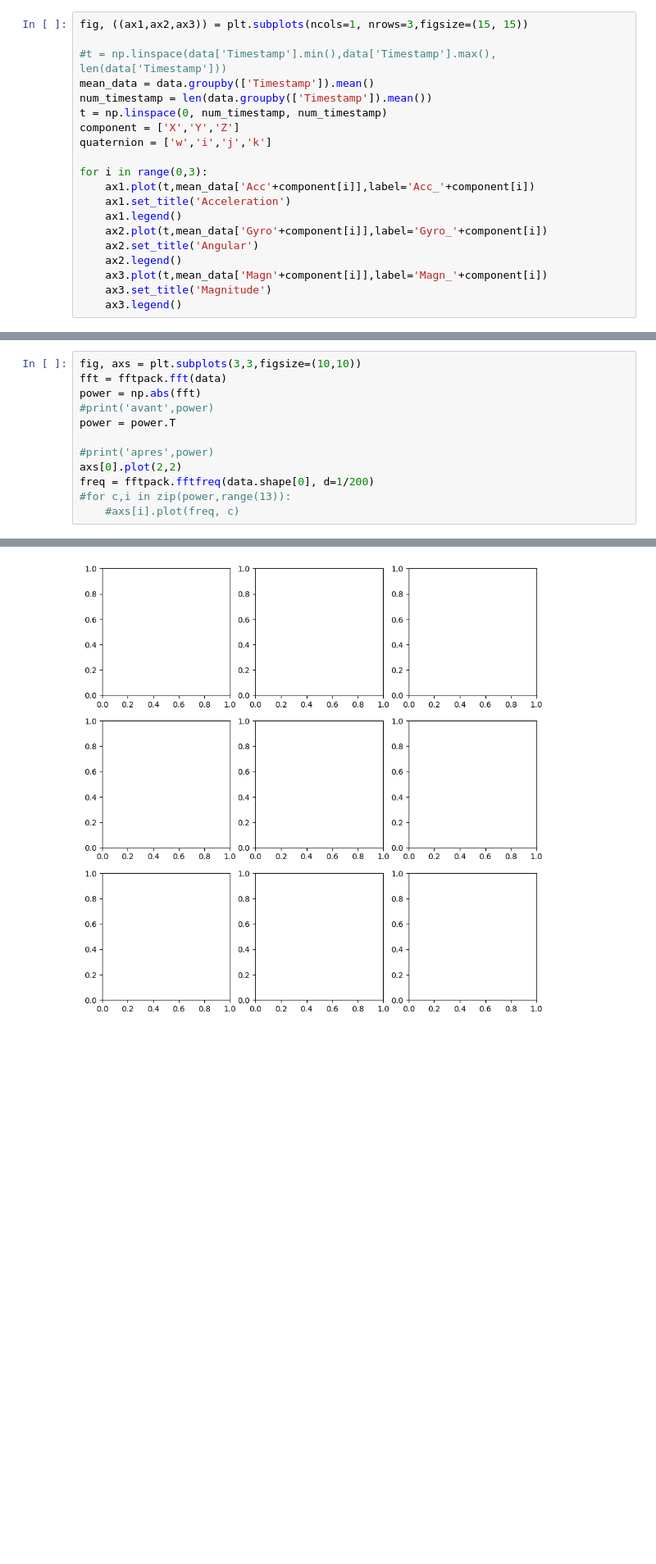
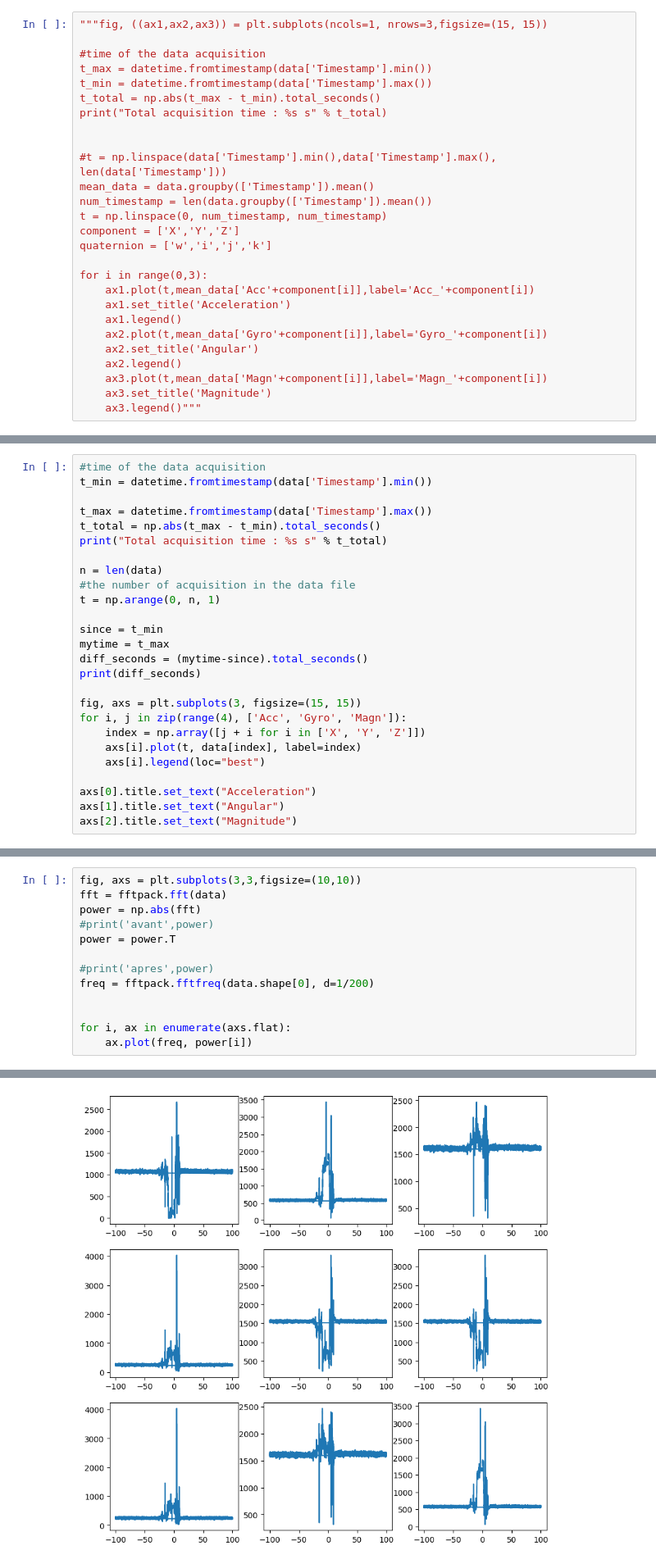
Before and after one commit to anaisbattut/ProjectHEART, a Jupyter notebook: Project.ipynb, the cells around one changed output, grey strips where cells are left out. Shown: that part at 82% size. Drawn from its saved outputs; the diff is of its cells as text; blank space fills up the shorter version.

```diff
--- a/Project.ipynb
+++ b/Project.ipynb
@@ -129,5 +207,12 @@ data
 # %%
-fig, ((ax1,ax2,ax3)) = plt.subplots(ncols=1, nrows=3,figsize=(15, 15))
+"""fig, ((ax1,ax2,ax3)) = plt.subplots(ncols=1, nrows=3,figsize=(15, 15))
+
+#time of the data acquisition
+t_max = datetime.fromtimestamp(data['Timestamp'].min())
+t_min = datetime.fromtimestamp(data['Timestamp'].max())
+t_total = np.abs(t_max - t_min).total_seconds()
+print("Total acquisition time : %s s" % t_total)
+
 
 #t = np.linspace(data['Timestamp'].min(),data['Timestamp'].max(), len(data['Timestamp']))
 mean_data = data.groupby(['Timestamp']).mean()
@@ -145,5 +230,5 @@ for i in range(0,3):
     ax2.legend()
     ax3.plot(t,mean_data['Magn'+component[i]],label='Magn_'+component[i])
     ax3.set_title('Magnitude')
-    ax3.legend()
+    ax3.legend()"""
 # %% [output]
@@ -151,3 +237,29 @@ for i in range(0,3):
+# %%
+#time of the data acquisition
+t_min = datetime.fromtimestamp(data['Timestamp'].min())
+
+t_max = datetime.fromtimestamp(data['Timestamp'].max())
+t_total = np.abs(t_max - t_min).total_seconds()
+print("Total acquisition time : %s s" % t_total)
+
+n = len(data)
+#the number of acquisition in the data file
+t = np.arange(0, n, 1)
+
+since = t_min
+mytime = t_max
+diff_seconds = (mytime-since).total_seconds()
+print(diff_seconds)
+
+fig, axs = plt.subplots(3, figsize=(15, 15))
+for i, j in zip(range(4), ['Acc', 'Gyro', 'Magn']):
+    index = np.array([j + i for i in ['X', 'Y', 'Z']])
+    axs[i].plot(t, data[index], label=index)
+    axs[i].legend(loc="best")
+
+axs[0].title.set_text("Acceleration")
+axs[1].title.set_text("Angular")
+axs[2].title.set_text("Magnitude")
 # %% [markdown]
 # 2. Time and frequency analysis
 # %% [markdown]
@@ -190,8 +303,9 @@ power = np.abs(fft)
 power = power.T
 
 #print('apres',power)
-axs[0].plot(2,2)
 freq = fftpack.fftfreq(data.shape[0], d=1/200)
-#for c,i in zip(power,range(13)):
-    #axs[i].plot(freq, c)
+
+
+for i, ax in enumerate(axs.flat):
+    ax.plot(freq, power[i])
 # %% [output]
@@ -199 +312 @@ AttributeError: 'numpy.ndarray' object has no attribute 'plot'
-[figure, old version]
+[figure, new version]
```
Also changed, not shown: parts of 11 cells of this notebook.
